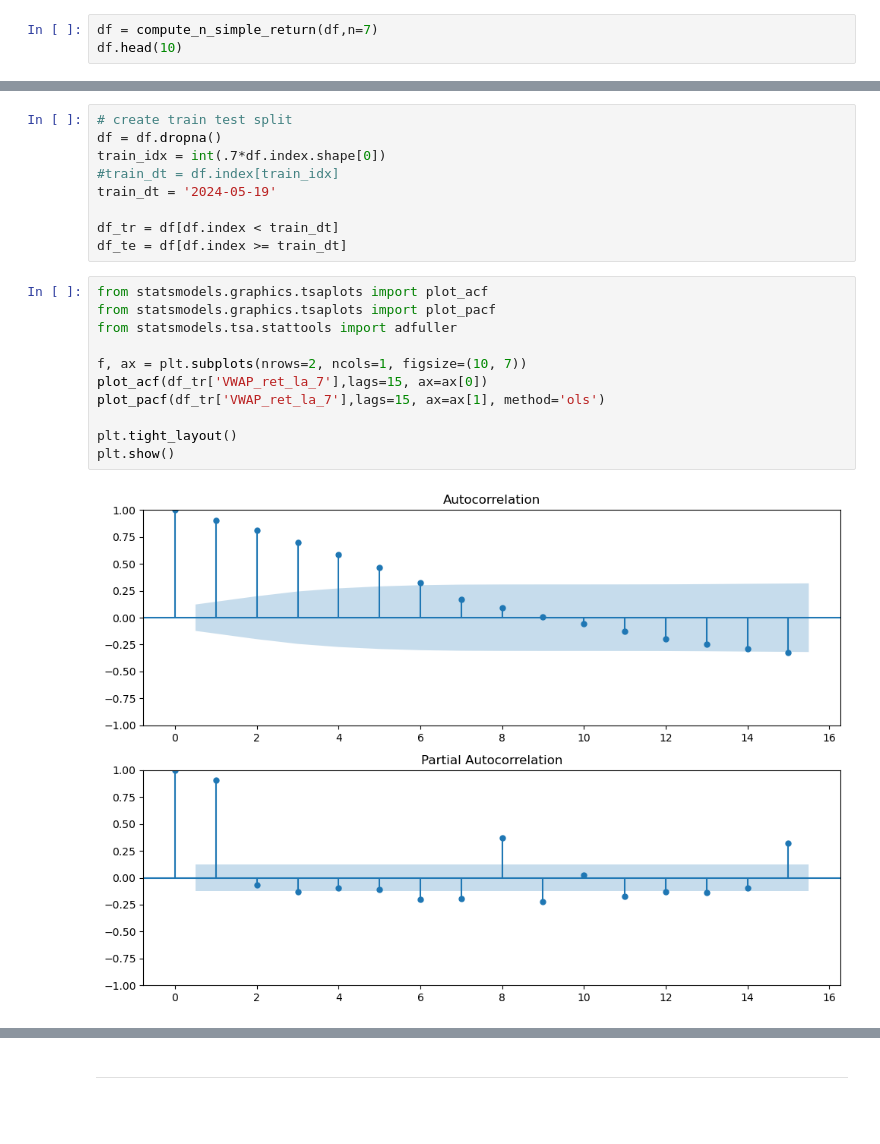
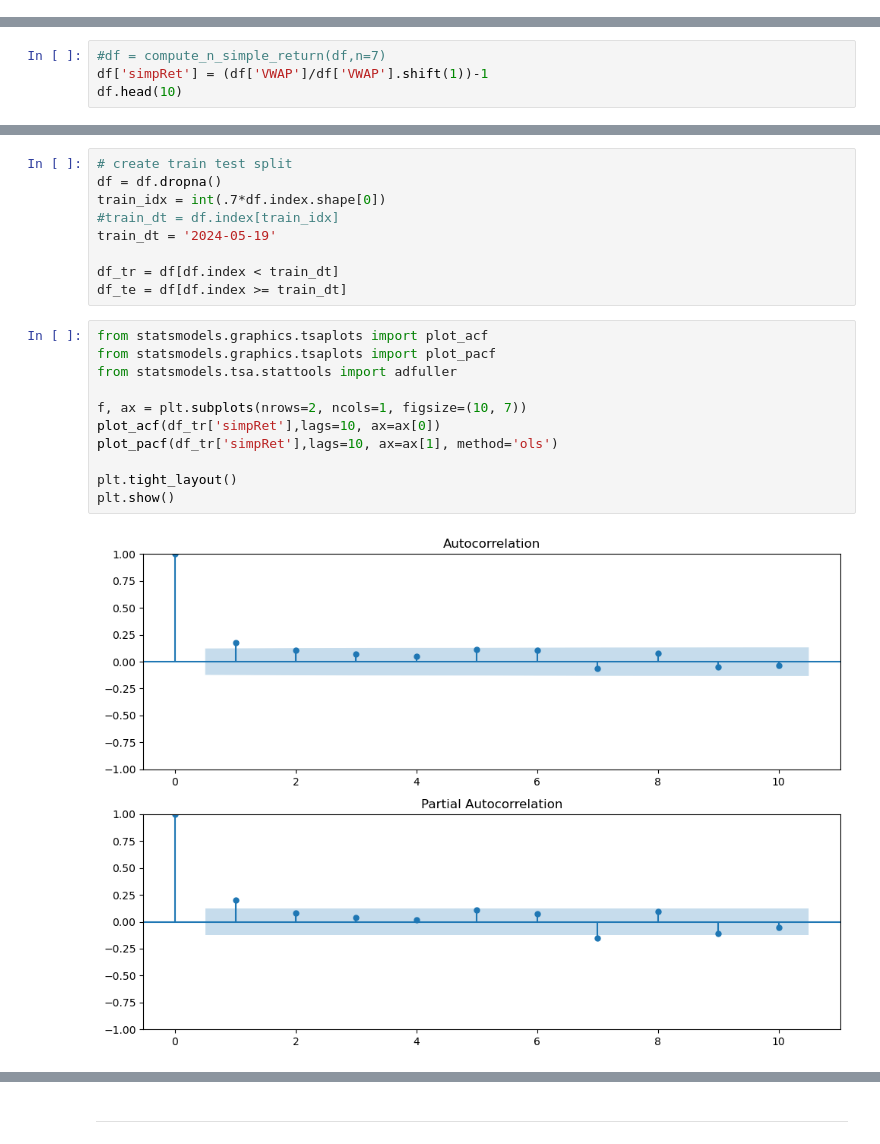
Before and after one commit to codyjcao/osrs-ge, a Jupyter notebook: osrs_whip_experimenting.ipynb, the cells around one changed output, grey strips where cells are left out. Drawn from its saved outputs; the diff is of its cells as text; blank space fills up the shorter version.

```diff
--- a/osrs_whip_experimenting.ipynb
+++ b/osrs_whip_experimenting.ipynb
@@ -51,3 +40,0 @@ def compute_n_simple_return(df,n=1,col_name = 'VWAP'):
-# %%
-df = compute_n_simple_return(df,n=7)
-df.head(10)
@@ -65,0 +41,4 @@ df.head(10)
+# %%
+#df = compute_n_simple_return(df,n=7)
+df['simpRet'] = (df['VWAP']/df['VWAP'].shift(1))-1
+df.head(10)
@@ -75,14 +66,14 @@ df_te = df[df.index >= train_dt]
 # %%
 from statsmodels.graphics.tsaplots import plot_acf
 from statsmodels.graphics.tsaplots import plot_pacf
 from statsmodels.tsa.stattools import adfuller
 
 f, ax = plt.subplots(nrows=2, ncols=1, figsize=(10, 7))
-plot_acf(df_tr['VWAP_ret_la_7'],lags=15, ax=ax[0])
-plot_pacf(df_tr['VWAP_ret_la_7'],lags=15, ax=ax[1], method='ols')
+plot_acf(df_tr['simpRet'],lags=10, ax=ax[0])
+plot_pacf(df_tr['simpRet'],lags=10, ax=ax[1], method='ols')
 
 plt.tight_layout()
 plt.show()
 # %% [output]
-[figure, old version]
+[figure, new version]
 # %%
```
Also changed, not shown: parts of 17 cells of this notebook, 1 other file.
